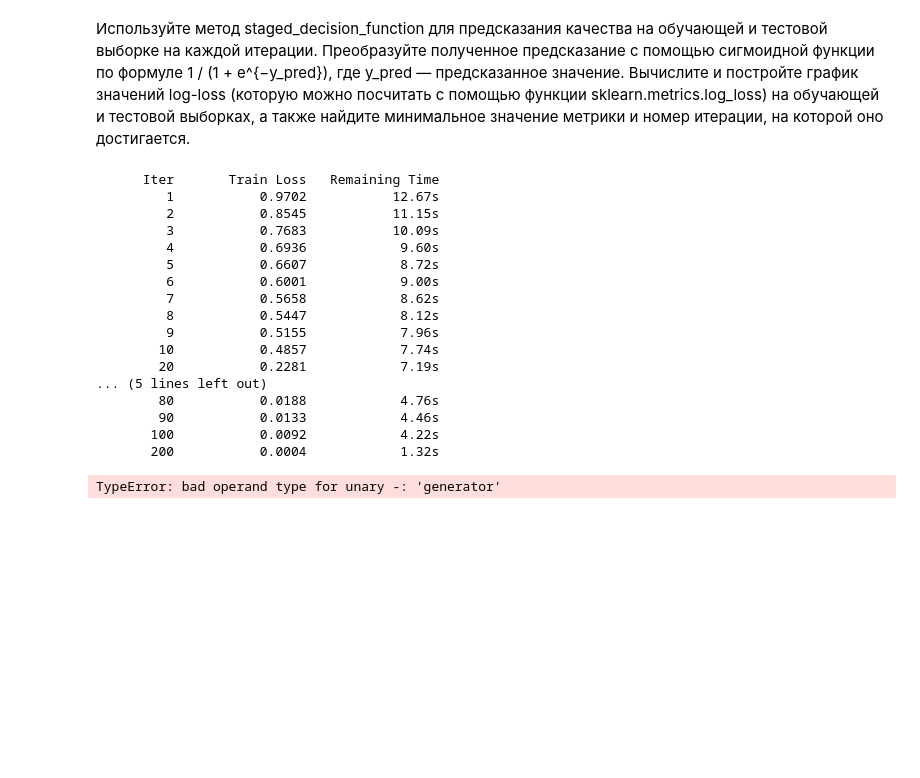
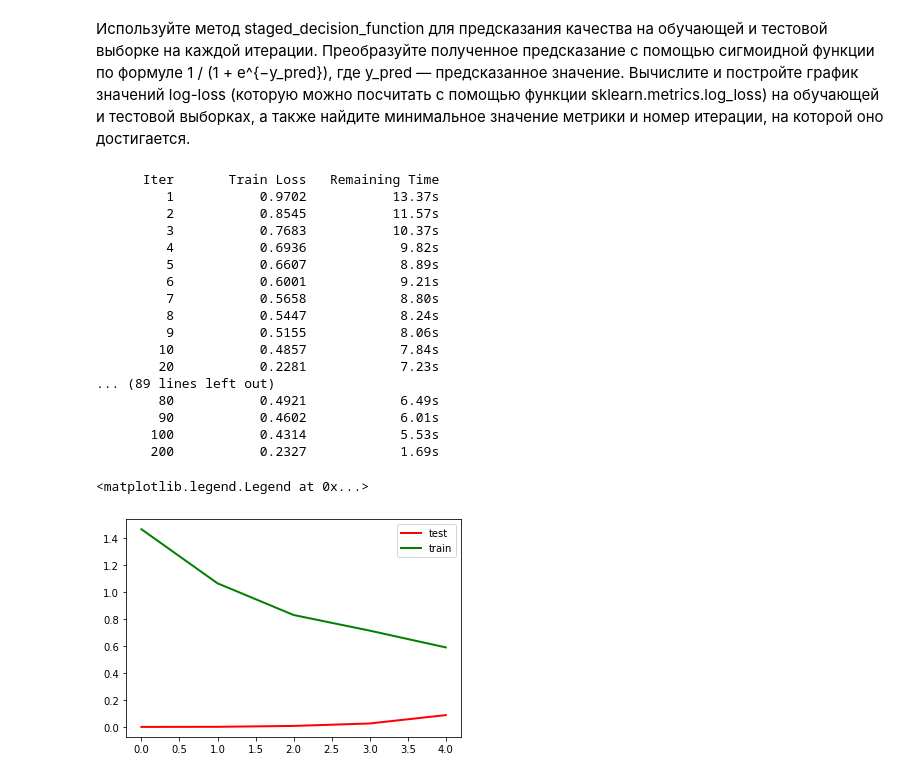
Before and after one commit to RussianJulliet/Coursera-, a Jupyter notebook: gradient boosting.ipynb, the cells around one changed output. Drawn from its saved outputs; the diff is of its cells as text; code cells hidden in the pictures; blank space fills up the shorter version.

```diff
--- a/gradient boosting.ipynb
+++ b/gradient boosting.ipynb
@@ -37,36 +38,46 @@ X_train, X_test, y_train, y_test = train_test_split(features, target,
 Вычислите и постройте график значений log-loss (которую можно посчитать с помощью функции sklearn.metrics.log_loss) на обучающей и тестовой выборках, а также найдите минимальное значение метрики и номер итерации, на которой оно достигается.
 # %%
 leaning_rate=[1, 0.5, 0.3, 0.2, 0.1]
+log_loss_graph_train=[]
+log_loss_graph_test=[]
 for i in leaning_rate:
     clf = GradientBoostingClassifier(n_estimators=250,  verbose=True, learning_rate=i, random_state=241)
     clf.fit(X_train, y_train)
     #качество построенной композиции на каждой итерации
-    score_pred_train = clf.staged_decision_function(X_train)
-    score_pred_test = clf.staged_decision_function(X_test)
+    #score_pred_train = clf.staged_decision_function(X_train)
+    #score_pred_test = clf.staged_decision_function(X_test)
     #преобразовываем в сигмоидную функцию
-    score_pred_train_mod = (1 / (1 + math.exp(-score_pred_train)))
-    score_pred_test_mod = (1 / (1 + math.exp(-score_pred_test)))
+    #score_pred_train_mod = (1 / (1 + math.exp(-score_pred_train)))
+    #score_pred_test_mod = (1 / (1 + math.exp(-score_pred_test)))
     #предсказания принадлежности классу
     pred_train = clf.predict_proba(X_train)
     pred_test = clf.predict_proba(X_test)
-    log_loss_graph_train = log_loss(y_train, pred_train)
-    log_loss_graph_test = log_loss(y_test, pred_test)
+    log_loss_graph_train.append(log_loss(y_train, pred_train))
+    log_loss_graph_test.append(log_loss(y_test, pred_test))
 # %% [output]
       Iter       Train Loss   Remaining Time
-         1           0.9702           12.67s
-         2           0.8545           11.15s
-         3           0.7683           10.09s
-         4           0.6936            9.60s
-         5           0.6607            8.72s
-         6           0.6001            9.00s
-         7           0.5658            8.62s
-         8           0.5447            8.12s
-         9           0.5155            7.96s
-        10           0.4857            7.74s
-        20           0.2281            7.19s
-... (5 lines left out)
-        80           0.0188            4.76s
-        90           0.0133            4.46s
-       100           0.0092            4.22s
-       200           0.0004            1.32s
+         1           0.9702           13.37s
+         2           0.8545           11.57s
+         3           0.7683           10.37s
+         4           0.6936            9.82s
+         5           0.6607            8.89s
+         6           0.6001            9.21s
+         7           0.5658            8.80s
+         8           0.5447            8.24s
+         9           0.5155            8.06s
+        10           0.4857            7.84s
+        20           0.2281            7.23s
+... (89 lines left out)
+        80           0.4921            6.49s
+        90           0.4602            6.01s
+       100           0.4314            5.53s
+       200           0.2327            1.69s
-TypeError: bad operand type for unary -: 'generator'
+# %%
+%matplotlib inline
+plt.figure()
+plt.plot(log_loss_graph_train, 'r', linewidth=2)
+plt.plot(log_loss_graph_test, 'g', linewidth=2)
+plt.legend(['test', 'train'])
+# %% [output]
+<matplotlib.legend.Legend at 0x...>
+[figure, added]
```
Also changed, not shown: parts of 2 cells of this notebook.
